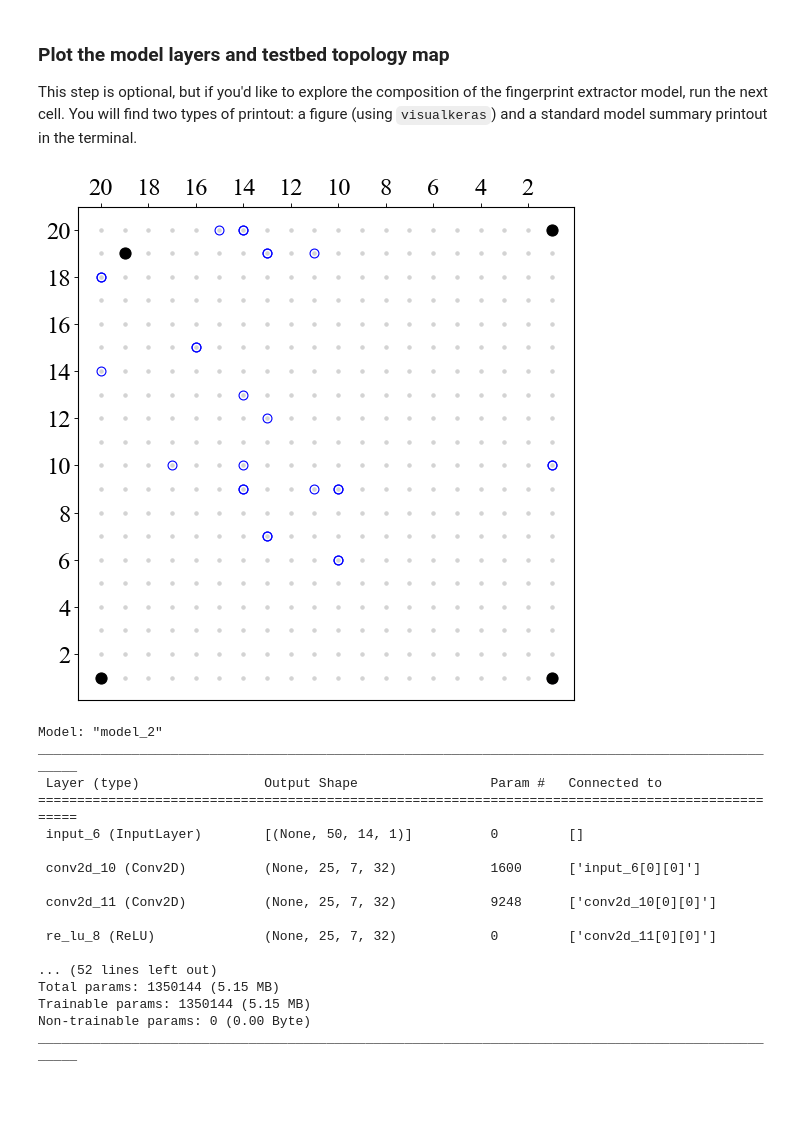
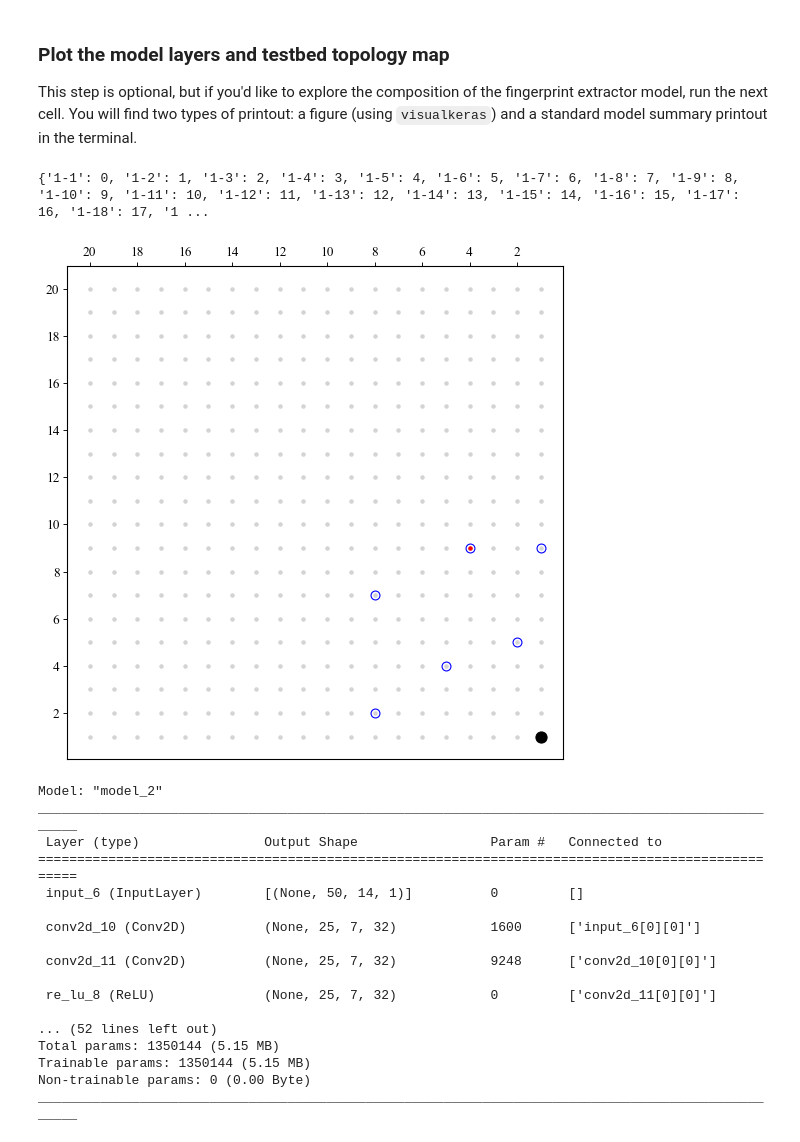
Before and after one commit to joseasanvil/AODT_RFFI, a Jupyter notebook: fingerprinting/evaluation_demo.ipynb, the cells around one changed output. Cells and saved outputs as stored; diff of their text form; code cells hidden in the pictures; blank space fills up the shorter version.

```diff
--- a/fingerprinting/evaluation_demo.ipynb
+++ b/fingerprinting/evaluation_demo.ipynb
@@ -65,7 +65,7 @@ In the cell below, we configure the settings for the system. Here's high-level o
 ROOT_DIRECTORY =         '/home/smazokha2016/Desktop'
 MATLAB_SRC_DIRECTORY =   '/home/smazokha2016/Desktop/mobintel-rffi/fingerprinting'
 MATLAB_SESSION_ID =      'fp_worklow'
-AUG_ON =                 True
+AUG_ON =                 False
 
 DATA_CONFIG = {
     'dataset_name':      DATASET_NAME,
@@ -181,18 +181,28 @@ Epoch 33/1000
 ### Plot the model layers and testbed topology map
 
 This step is optional, but if you'd like to explore the composition of the fingerprint extractor model, run the next cell. You will find two types of printout: a figure (using `visualkeras`) and a standard model summary printout in the terminal.
-# %%
-utils.apply_ieee_style()
-
-ids, node_coordinates = utils.generate_grid_node_ids()
-
-eval_api.render_orbit_grid(
-    tx_node_ids_1 = DatasetAPI.DATASET_V4_TX_MAX_DEVICES,
-    tx_node_ids_2 = DatasetAPI.DATASET_V4_TX_MAX_EPOCHS,
-    rx_node_ids = [1, 20, 381, 379],
-    tx_node_id_curr = -1)
-# %% [output]
-[figure, removed]
+# %%
+utils.apply_ieee_style()
+
+ids, node_coordinates = utils.generate_grid_node_ids()
+
+print(ids)
+
+eval_api.render_orbit_grid(
+    # tx_node_ids_1 = DatasetAPI.DATASET_V4_TX_MAX_DEVICES,
+    # tx_node_ids_2 = DatasetAPI.DATASET_V4_TX_MAX_EPOCHS,
+    # rx_node_ids = [1, 20, 381, 379],
+    # tx_node_ids_1=[9, 11, 15, 17, 25, 38, 52, 57, 60, 69, 80, 84, 129, 130, 133, 142, 147, 157, 190, 196, 203, 206, 239, 242, 280, 300, 315, 329, 330, 360, 378, 380, 391],
+    # tx_node_ids_1=[9, 11, 15, 17, 25, 38],
+    tx_node_ids_1=[9, 25, 69, 84, 142, 147],
+    tx_node_ids_2=[],
+    rx_node_ids = [1],
+    tx_node_id_curr = 69)
+
+    # 9, 25, 69, 84, 142, 147
+# %% [output]
+{'1-1': 0, '1-2': 1, '1-3': 2, '1-4': 3, '1-5': 4, '1-6': 5, '1-7': 6, '1-8': 7, '1-9': 8, '1-10': 9, '1-11': 10, '1-12': 11, '1-13': 12, '1-14': 13, '1-15': 14, '1-16': 15, '1-17': 16, '1-18': 17, '1 ...
+[figure, added]
 # %%
 fp_api.models[DatasetAPI.RX_1].summary()
 # %% [output]
```
Also changed, not shown: parts of 1 cell of this notebook, 12 other files.
